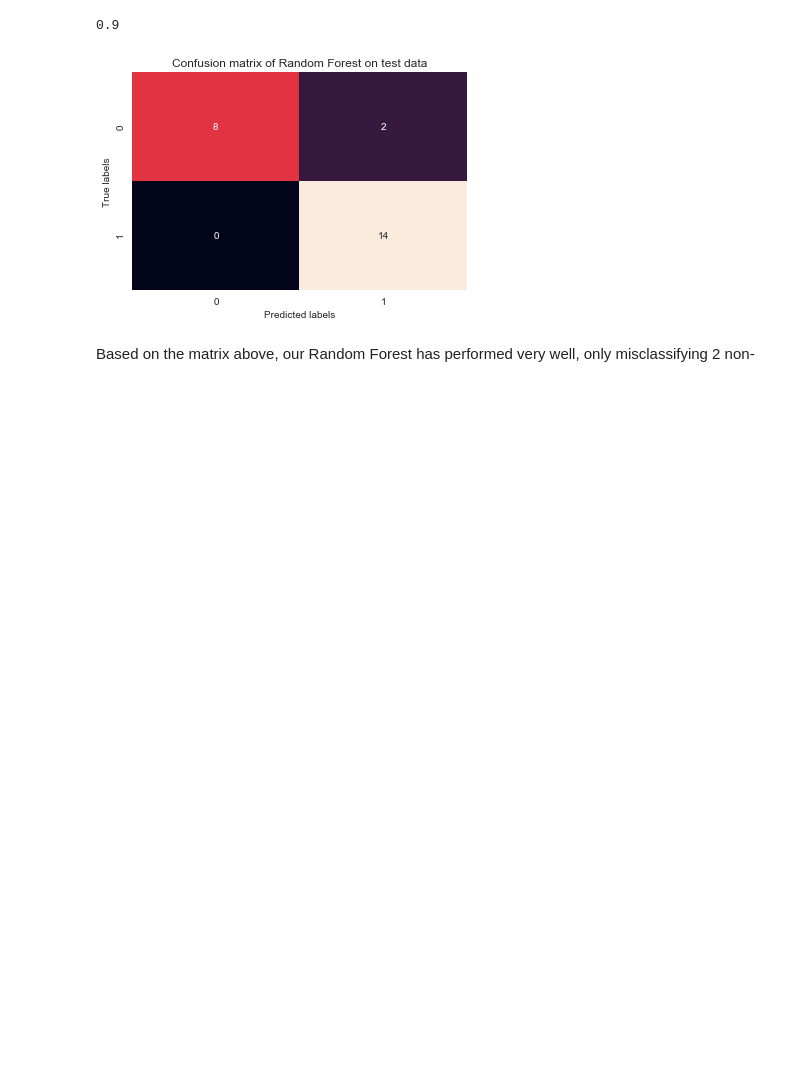
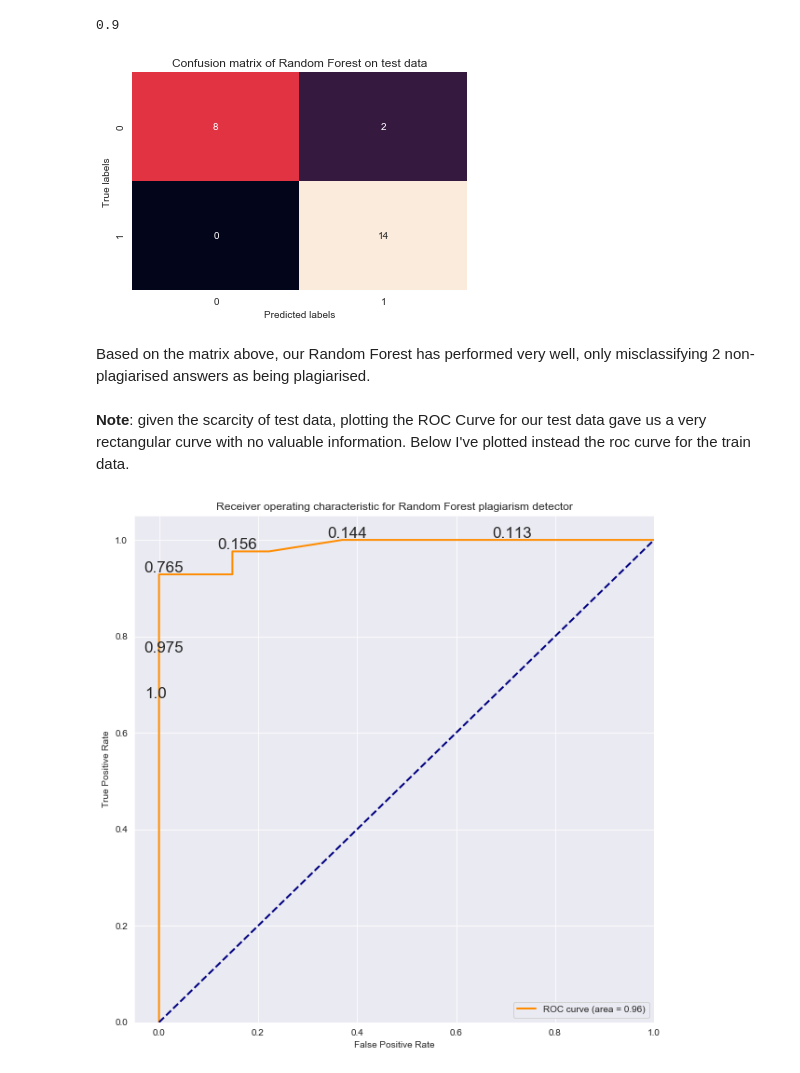
Before and after one commit to Ioana-P/Plagiarism-detection, a Jupyter notebook: 3b_Training_local_models.ipynb, the cells around one changed output. Saved outputs shown, nothing was run; the diff lists cells and outputs as text; code cells hidden in the pictures; blank space fills up the shorter version.

```diff
--- a/3b_Training_local_models.ipynb
+++ b/3b_Training_local_models.ipynb
@@ -302,7 +302,10 @@ How does our best model perform on unseen data? Let's plot a confusion matrix an
 test_y_preds = best_rf.predict(test_df.drop(columns=['target']))
 test_y_actual = test_df['target']
 
-roc_auc_score(test_y_actual, test_y_preds)
+rf_roc_auc = roc_auc_score(test_y_actual, test_y_preds)
+print(rf_roc_auc)
+
+rf_roc_auc_train = roc_auc_score(train_y_actual, train_y_preds)
 # %% [output]
 0.9
 # %%
@@ -314,4 +317,35 @@ plt.show();
 # %% [output]
 [figure]
 # %% [markdown]
-Based on the matrix above, our Random Forest has performed very well, only misclassifying 2 non-
+Based on the matrix above, our Random Forest has performed very well, only misclassifying 2 non-plagiarised answers as being plagiarised.
+# %% [markdown]
+**Note**: given the scarcity of test data, plotting the ROC Curve for our test data gave us a very rectangular curve with no valuable information. Below I've plotted instead the roc curve for the train data.
+# %%
+prob_y_preds = best_rf.predict_proba(train_df.drop(columns=['target']))[:,1]
+
+fpr, tpr, thresh = roc_curve(train_y_actual, prob_y_preds)
+# %%
+plt.figure(figsize=(10,10))
+# linewidth, lw
+lw = 2
+plt.plot(fpr, tpr, color='darkorange',
+         lw=lw, label='ROC curve (area = %0.2f)' % rf_roc_auc_train)
+plt.plot([0, 1], [0, 1], color='navy', lw=lw, linestyle='--')
+plt.xlim([-0.05, 1.0])
+plt.ylim([0.0, 1.05])
+plt.xlabel('False Positive Rate')
+plt.ylabel('True Positive Rate')
+plt.title('Receiver operating characteristic for Random Forest plagiarism detector')
+plt.legend(loc="lower right")
+
+plt.grid(True)
+
+# plot some thresholds
+thresholdsLength = len(thresh)
+colorMap=plt.get_cmap('jet', thresholdsLength)
+for i in range(1, thresholdsLength, 2):
+    threshold_value_with_max_four_decimals = str(thresh[i])[:5]
+    plt.text(fpr[i] - 0.03, tpr[i] + 0.005, threshold_value_with_max_four_decimals, fontdict={'size': 17});
+plt.show()
+# %% [output]
+[figure, added]
```
Also changed, not shown: parts of 2 cells of this notebook.
